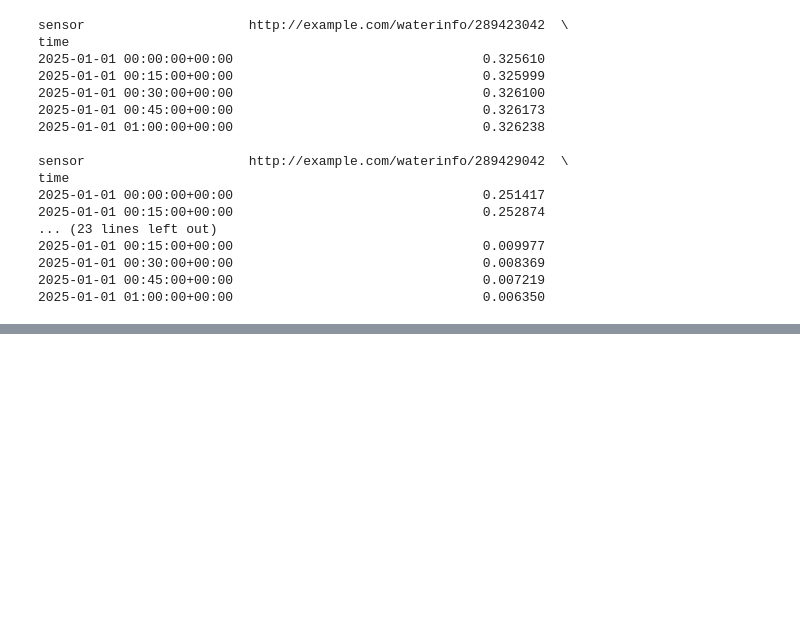
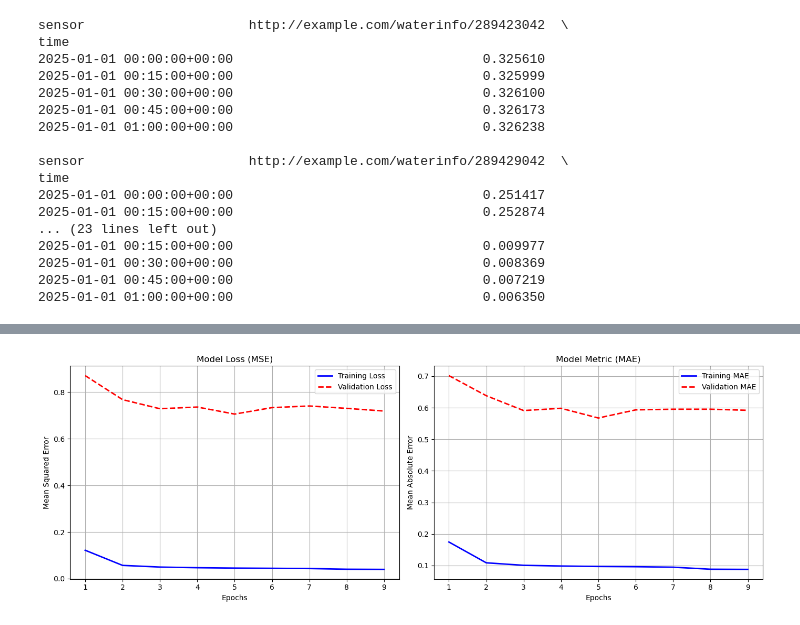
Before and after one commit to ShehabEldeenAyman/Gent-Terneuzen-canal, a Jupyter notebook: time_series_analysis/lag_analysis_fuseki.ipynb, the cells around one changed output, grey strips where cells are left out. Cells and saved outputs as stored; diff of their text form; code cells hidden in the pictures; blank space fills up the shorter version.

```diff
--- a/time_series_analysis/lag_analysis_fuseki.ipynb
+++ b/time_series_analysis/lag_analysis_fuseki.ipynb
@@ -909,0 +1136,34 @@ new_new_df = pd.DataFrame({
+# %%
+import matplotlib.pyplot as plt
+
+# Extract metrics from the Keras history object
+history_dict = history.history
+epochs = range(1, len(history_dict['loss']) + 1)
+
+# Initialize figure with side-by-side subplots
+plt.figure(figsize=(14, 5))
+
+# Subplot 1: MSE Loss
+plt.subplot(1, 2, 1)
+plt.plot(epochs, history_dict['loss'], 'b-', label='Training Loss', linewidth=2)
+plt.plot(epochs, history_dict['val_loss'], 'r--', label='Validation Loss', linewidth=2)
+plt.title('Model Loss (MSE)')
+plt.xlabel('Epochs')
+plt.ylabel('Mean Squared Error')
+plt.legend()
+plt.grid(True)
+
+# Subplot 2: MAE Metric
+plt.subplot(1, 2, 2)
+plt.plot(epochs, history_dict['mae'], 'b-', label='Training MAE', linewidth=2)
+plt.plot(epochs, history_dict['val_mae'], 'r--', label='Validation MAE', linewidth=2)
+plt.title('Model Metric (MAE)')
+plt.xlabel('Epochs')
+plt.ylabel('Mean Absolute Error')
+plt.legend()
+plt.grid(True)
+
+plt.tight_layout()
+plt.show()
+# %% [output]
+[figure, added]
```
Also changed, not shown: parts of 12 cells of this notebook.
